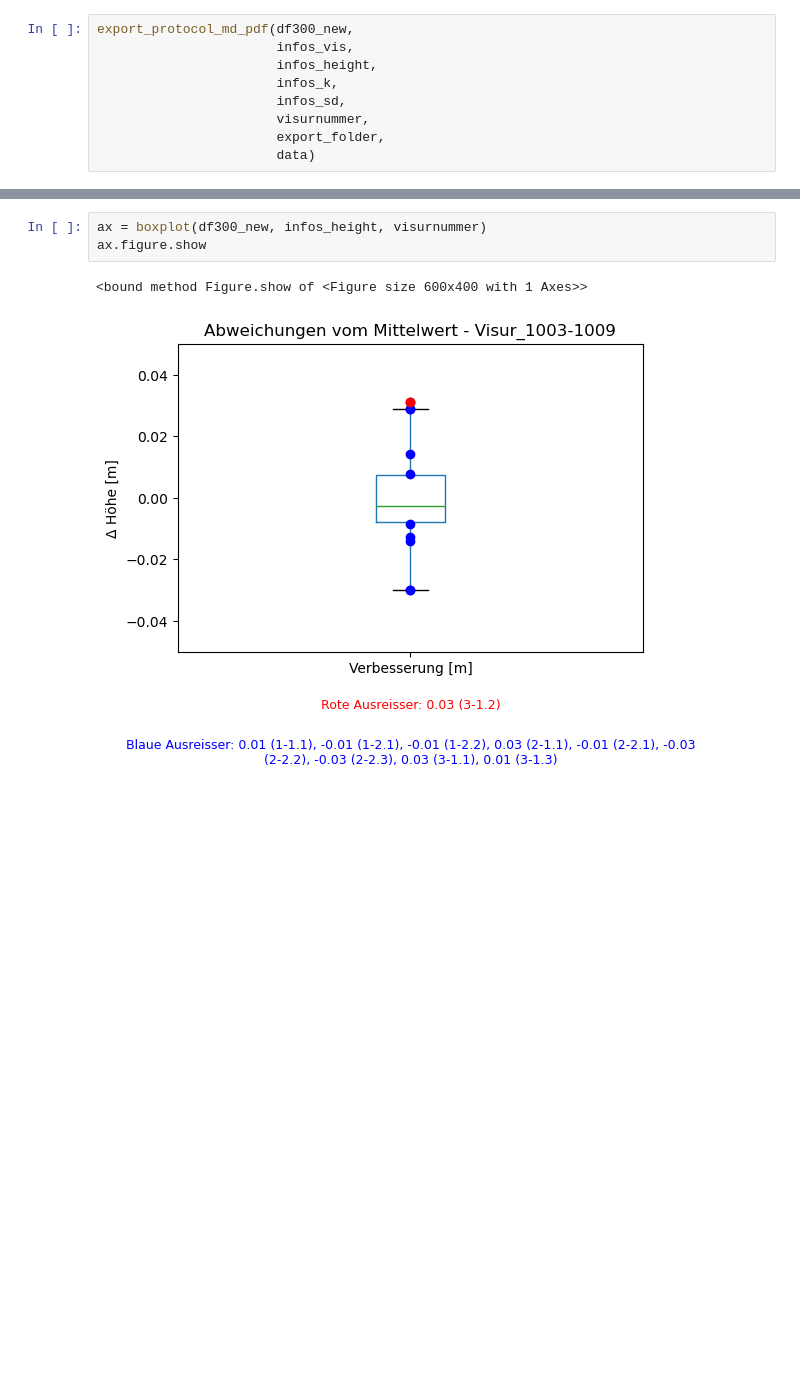
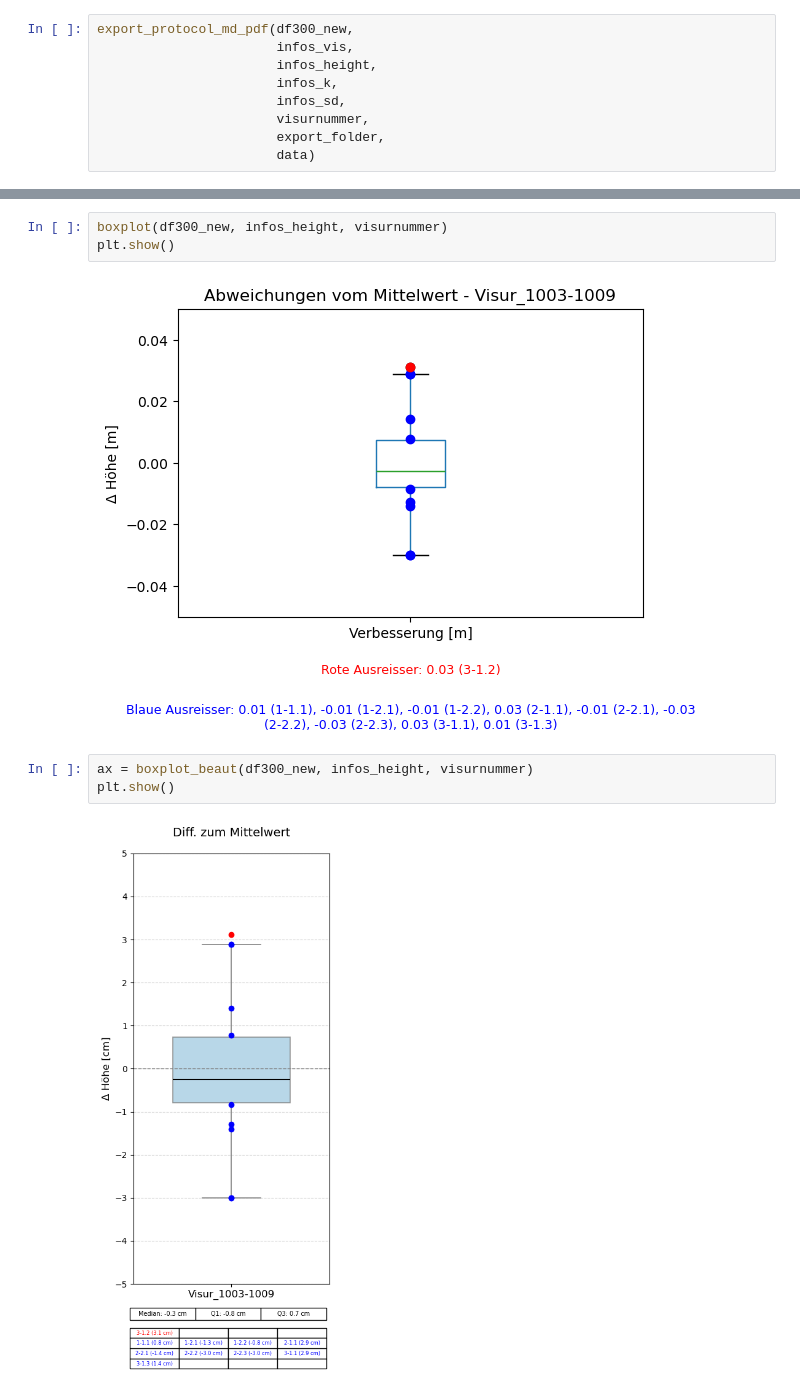
Before and after one commit to rbo-xyz/thb-berechnung, a Jupyter notebook: TrigHoehenbestimmung_TESTDATA.ipynb, the cells around one changed output, grey strips where cells are left out. Drawn from its saved outputs; the diff is of its cells as text; blank space fills up the shorter version.

Commit message:
upload new feature: plots generator

```diff
--- a/TrigHoehenbestimmung_TESTDATA.ipynb
+++ b/TrigHoehenbestimmung_TESTDATA.ipynb
@@ -142,6 +148,10 @@ export_protocol_md_pdf(df300_new,
 # %%
-ax = boxplot(df300_new, infos_height, visurnummer)
-ax.figure.show
+boxplot(df300_new, infos_height, visurnummer)
+plt.show()
 # %% [output]
-<bound method Figure.show of <Figure size 600x400 with 1 Axes>>
 [figure]
+# %%
+ax = boxplot_beaut(df300_new, infos_height, visurnummer)
+plt.show()
+# %% [output]
+[figure, added]
```
Also changed, not shown: parts of 4 cells of this notebook, 5 other files.
